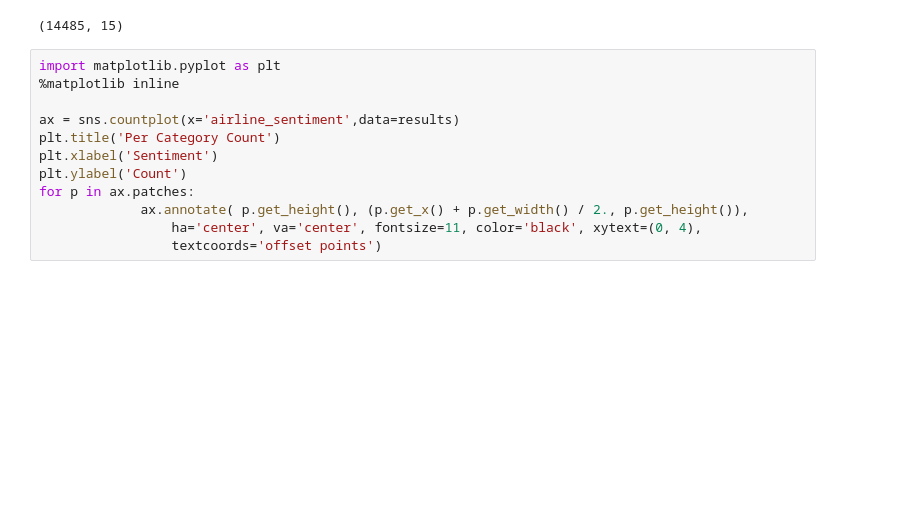
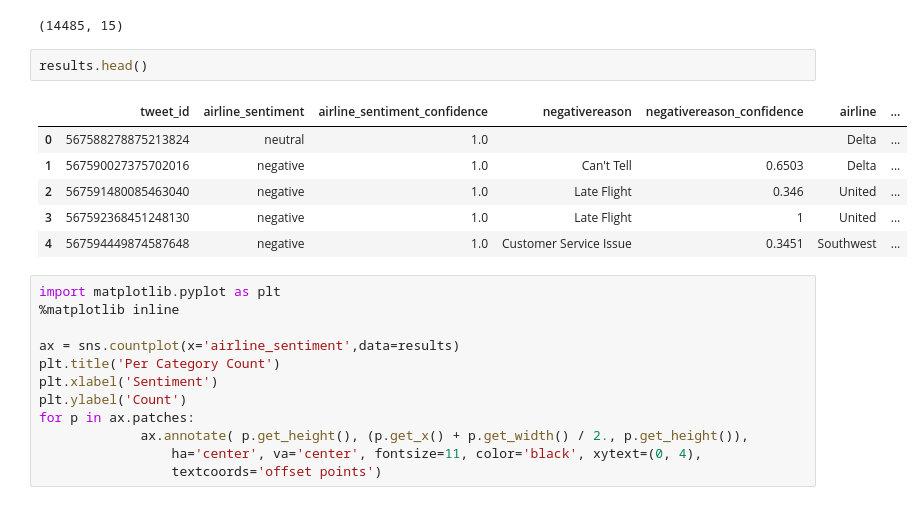
Before and after one commit to ankushjapra/Sentiments, a Jupyter notebook: Task 1.ipynb, the cells around one changed output. Saved outputs shown, nothing was run; the diff lists cells and outputs as text; blank space fills up the shorter version.

```diff
--- a/Task 1.ipynb
+++ b/Task 1.ipynb
@@ -74,6 +23,15 @@ results= pd.DataFrame.from_records(data = query.fetchall(), columns = cols)
 results.shape
 # %% [output]
 (14485, 15)
+# %%
+results.head()
+# %% [output]
+|  | tweet_id | airline_sentiment | airline_sentiment_confidence | negativereason | negativereason_confidence | airline | ... |
+| 0 | 567588278875213824 | neutral | 1.0 |  |  | Delta | ... |
+| 1 | 567590027375702016 | negative | 1.0 | Can't Tell | 0.6503 | Delta | ... |
+| 2 | 567591480085463040 | negative | 1.0 | Late Flight | 0.346 | United | ... |
+| 3 | 567592368451248130 | negative | 1.0 | Late Flight | 1 | United | ... |
+| 4 | 567594449874587648 | negative | 1.0 | Customer Service Issue | 0.3451 | Southwest | ... |
 # %%
 import matplotlib.pyplot as plt
 %matplotlib inline
```
Also changed, not shown: parts of 19 cells of this notebook.
